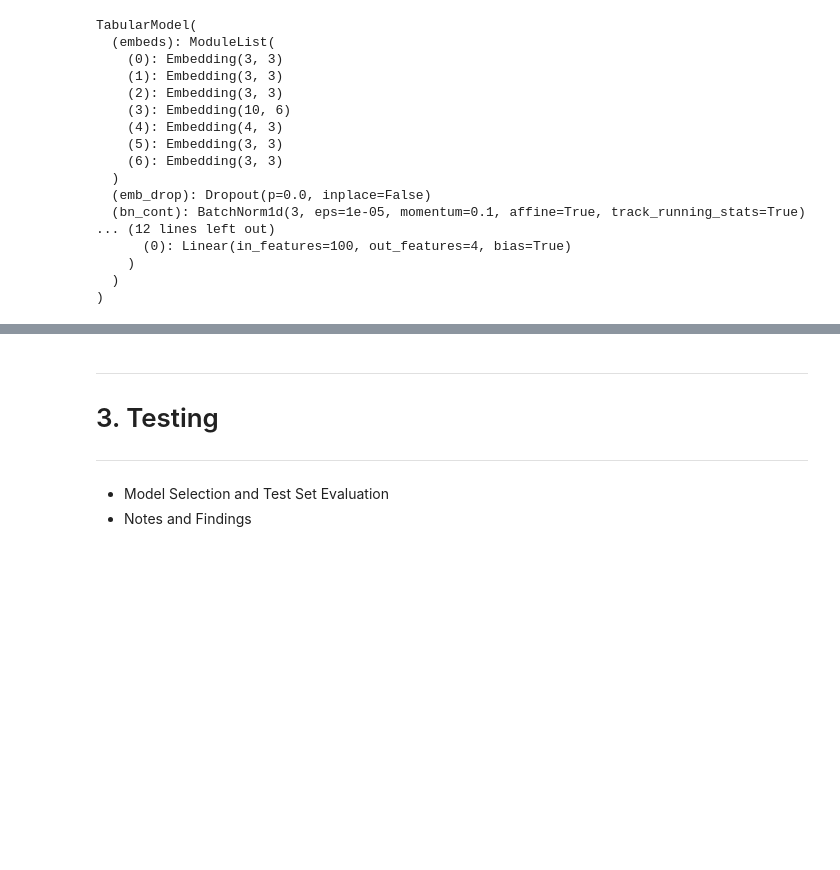
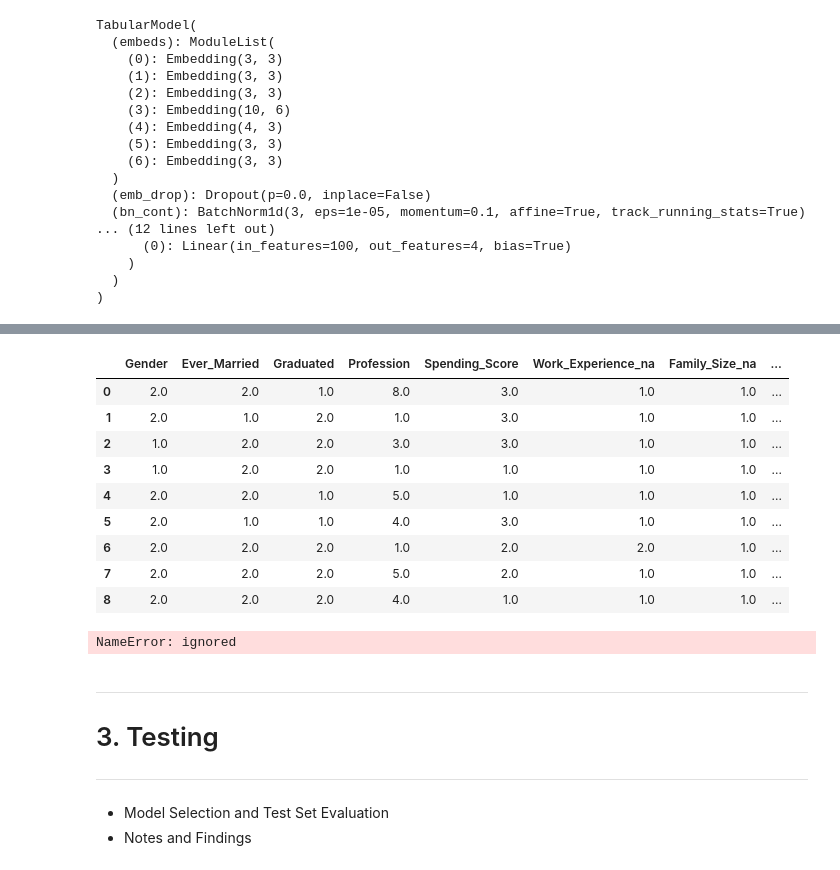
Before and after one commit to SamuelMiller413/Coding-Nomads-Deep-Learning-Miniproject-1, a Jupyter notebook: DL_Miniproject_Tabular_Data.ipynb, the cells around one changed output, grey strips where cells are left out. Cells and saved outputs as stored; diff of their text form; code cells hidden in the pictures; blank space fills up the shorter version.

```diff
--- a/DL_Miniproject_Tabular_Data.ipynb
+++ b/DL_Miniproject_Tabular_Data.ipynb
@@ -862,4 +1273,4 @@ dls.one_batch()
 # create learner
 learn = tabular_learner(dls=dls,metrics=accuracy)
 # %%
-learn.fit_one_cycle(61, lr_max=1e-3, start_epoch=60)
+learn.fit_one_cycle(20, lr_max=1e-3)
@@ -885,3 +1316,6 @@ TabularModel(
     )
   )
 )
+# %%
+learn.show_results()
+# %% [output]
@@ -888,2 +1323,17 @@ TabularModel(
+|  | Gender | Ever_Married | Graduated | Profession | Spending_Score | Work_Experience_na | Family_Size_na | ... |
+| 0 | 2.0 | 2.0 | 1.0 | 8.0 | 3.0 | 1.0 | 1.0 | ... |
+| 1 | 2.0 | 1.0 | 2.0 | 1.0 | 3.0 | 1.0 | 1.0 | ... |
+| 2 | 1.0 | 2.0 | 2.0 | 3.0 | 3.0 | 1.0 | 1.0 | ... |
+| 3 | 1.0 | 2.0 | 2.0 | 1.0 | 1.0 | 1.0 | 1.0 | ... |
+| 4 | 2.0 | 2.0 | 1.0 | 5.0 | 1.0 | 1.0 | 1.0 | ... |
+| 5 | 2.0 | 1.0 | 1.0 | 4.0 | 3.0 | 1.0 | 1.0 | ... |
+| 6 | 2.0 | 2.0 | 2.0 | 1.0 | 2.0 | 2.0 | 1.0 | ... |
+| 7 | 2.0 | 2.0 | 2.0 | 5.0 | 2.0 | 1.0 | 1.0 | ... |
+| 8 | 2.0 | 2.0 | 2.0 | 4.0 | 1.0 | 1.0 | 1.0 | ... |
+# %%
+Hook(to, hook_func, is_forward=True, detach=True, cpu=False,
+       gather=False)
+# %% [output]
+NameError: ignored
 # %%
 # add model hook right before last lin layer
```
Also changed, not shown: parts of 64 cells of this notebook.
